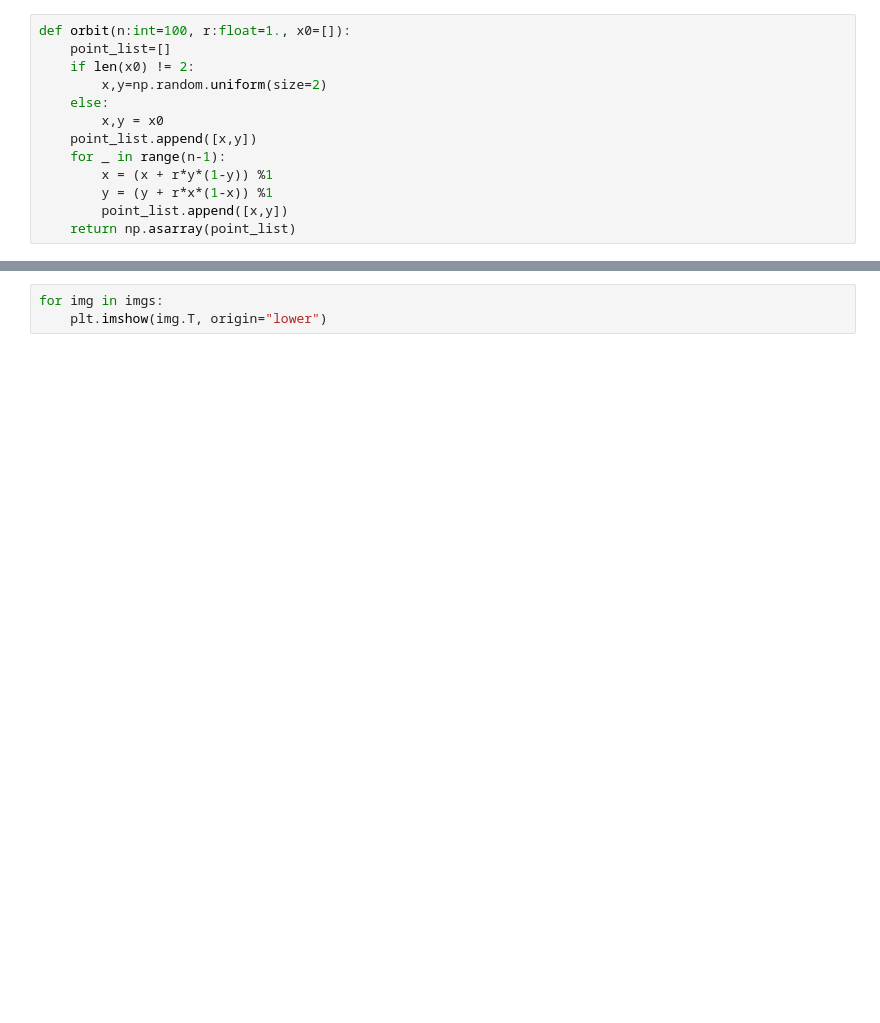
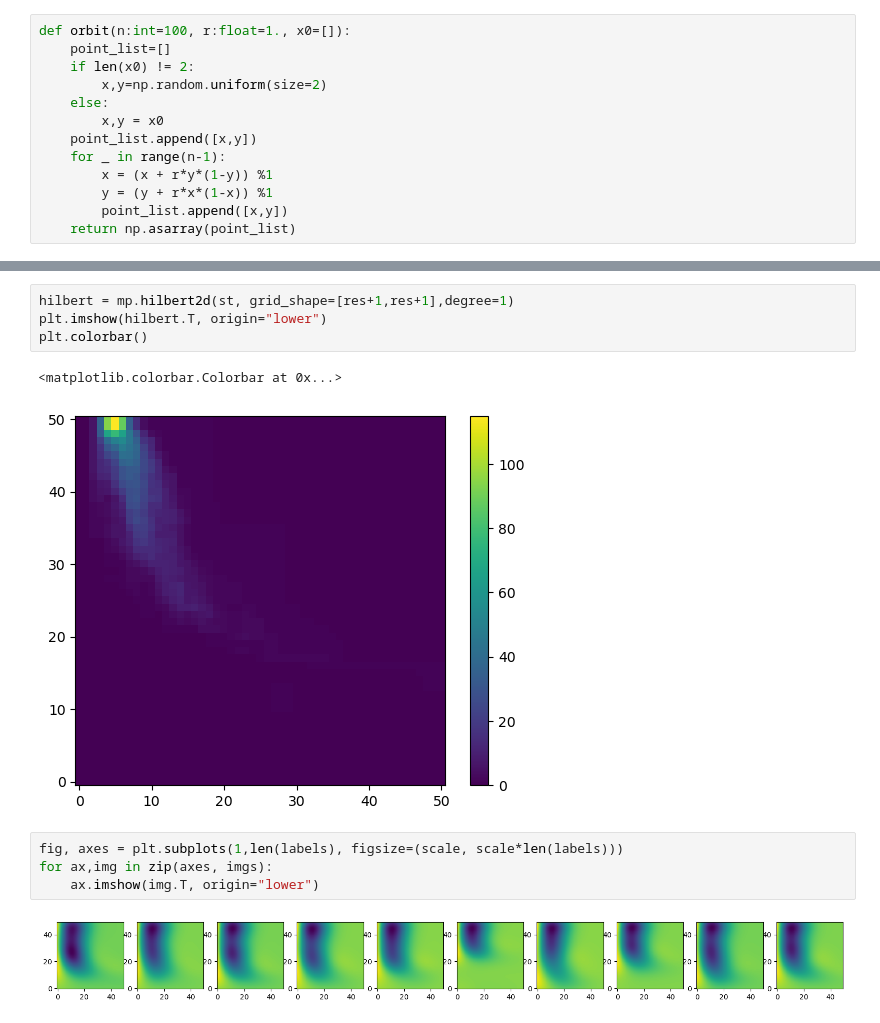
Before and after one commit to DavidLapous/multipers-signed-measure, a Jupyter notebook: test_orbit.ipynb, the cells around one changed output, grey strips where cells are left out. Drawn from its saved outputs; the diff is of its cells as text; blank space fills up the shorter version.

```diff
--- a/test_orbit.ipynb
+++ b/test_orbit.ipynb
@@ -73,3 +75,13 @@ imgs
+# %%
+hilbert = mp.hilbert2d(st, grid_shape=[res+1,res+1],degree=1)
+plt.imshow(hilbert.T, origin="lower")
+plt.colorbar()
+# %% [output]
+<matplotlib.colorbar.Colorbar at 0x...>
+[figure, added]
 # %%
-for img in imgs:
-    plt.imshow(img.T, origin="lower")
+fig, axes = plt.subplots(1,len(labels), figsize=(scale, scale*len(labels)))
+for ax,img in zip(axes, imgs):
+    ax.imshow(img.T, origin="lower")
+# %% [output]
+[figure, added]
```
Also changed, not shown: parts of 8 cells of this notebook.
